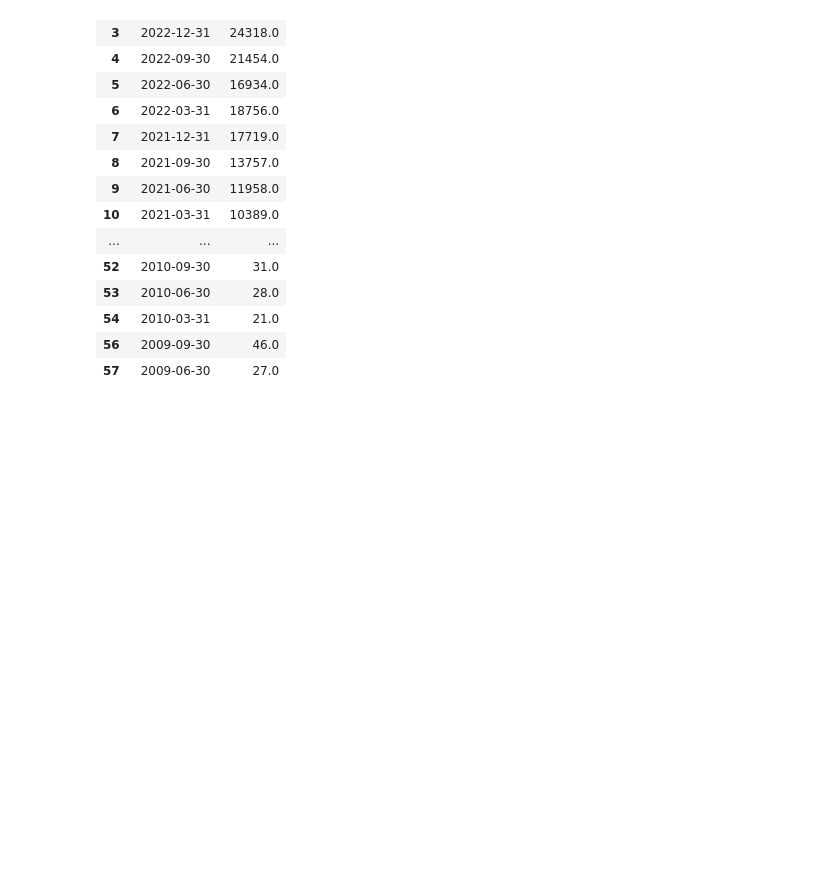
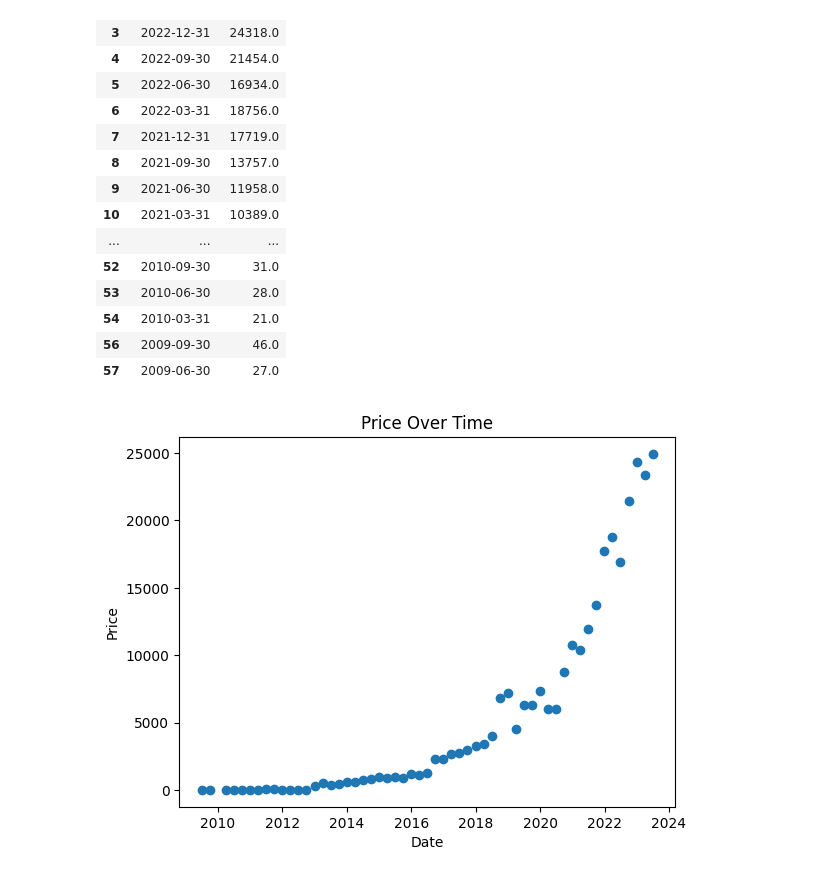
Before and after one commit to 4GeeksAcademy/EugeneJosephCruz-web-scraping-project-tutorial, a Jupyter notebook: src/Project.ipynb, the cells around one changed output. Saved outputs shown, nothing was run; the diff lists cells and outputs as text; code cells hidden in the pictures; blank space fills up the shorter version.

```diff
--- a/src/Project.ipynb
+++ b/src/Project.ipynb
@@ -102,3 +102,28 @@ df
 | 54 | 2010-03-31 | 21.0 |
 | 56 | 2009-09-30 | 46.0 |
 | 57 | 2009-06-30 | 27.0 |
+# %%
+import matplotlib.pyplot as plt
+
+# Assuming df is your DataFrame
+# Add column labels
+df.columns = ['Date', 'Price']
+
+# Follow the previous steps to clean and plot the data
+
+# Step 1: Data Consistency
+# Remove dollar signs and commas, then convert to float
+df['Price'] = df['Price'].replace('[\$,]', '', regex=True).astype(float)
+
+# Step 2: Parse Dates
+# Convert to datetime format
+df['Date'] = pd.to_datetime(df['Date'])
+
+# Step 3: Create a Scatter Plot
+plt.scatter(df['Date'], df['Price'])
+plt.xlabel('Date')
+plt.ylabel('Price')
+plt.title('Price Over Time')
+plt.show()
+# %% [output]
+[figure, added]
```
Also changed, not shown: parts of 3 cells of this notebook, 1 other file.
